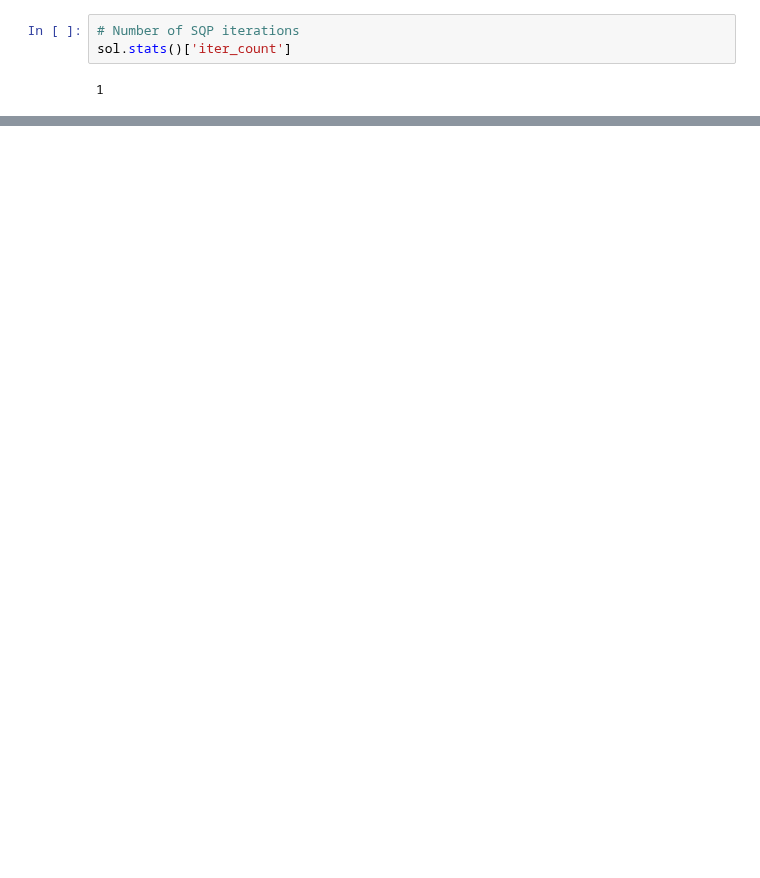
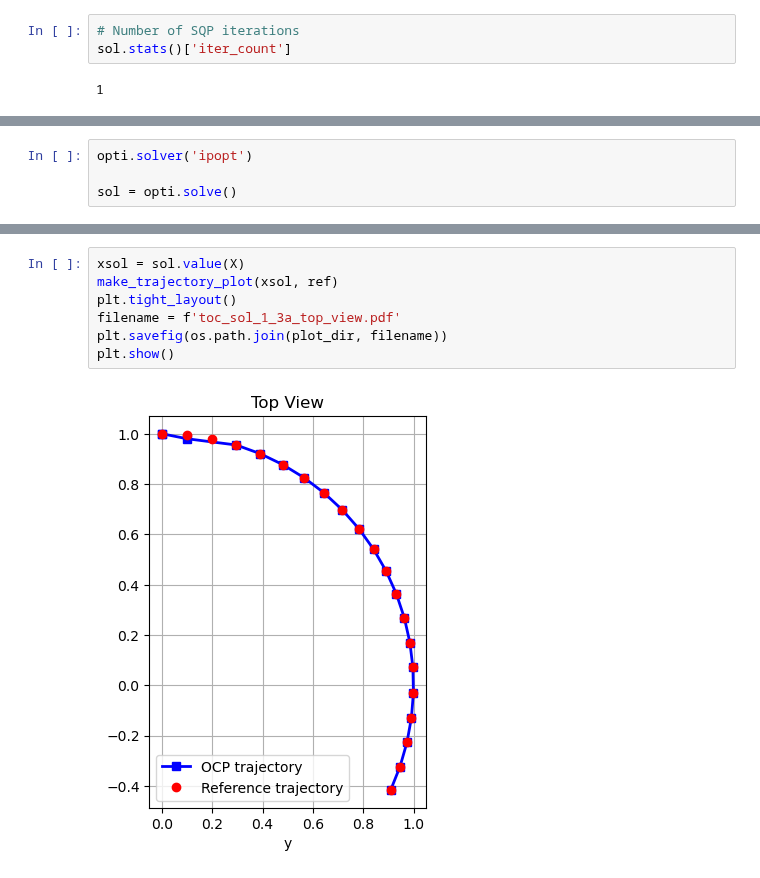
Before and after one commit to billtubbs/casadi-examples, a Jupyter notebook: 9-Time-Optimal-Control.ipynb, the cells around one changed output, grey strips where cells are left out. Drawn from its saved outputs; the diff is of its cells as text; blank space fills up the shorter version.

```diff
--- a/9-Time-Optimal-Control.ipynb
+++ b/9-Time-Optimal-Control.ipynb
@@ -392,0 +451,4 @@ Explanation:
+# %%
+opti.solver('ipopt')
+
+sol = opti.solve()
@@ -392,0 +473,9 @@ Explanation:
+# %%
+xsol = sol.value(X)
+make_trajectory_plot(xsol, ref)
+plt.tight_layout()
+filename = f'toc_sol_1_3a_top_view.pdf'
+plt.savefig(os.path.join(plot_dir, filename))
+plt.show()
+# %% [output]
+[figure, added]
```
Also changed, not shown: parts of 43 cells of this notebook, 1 other file.
